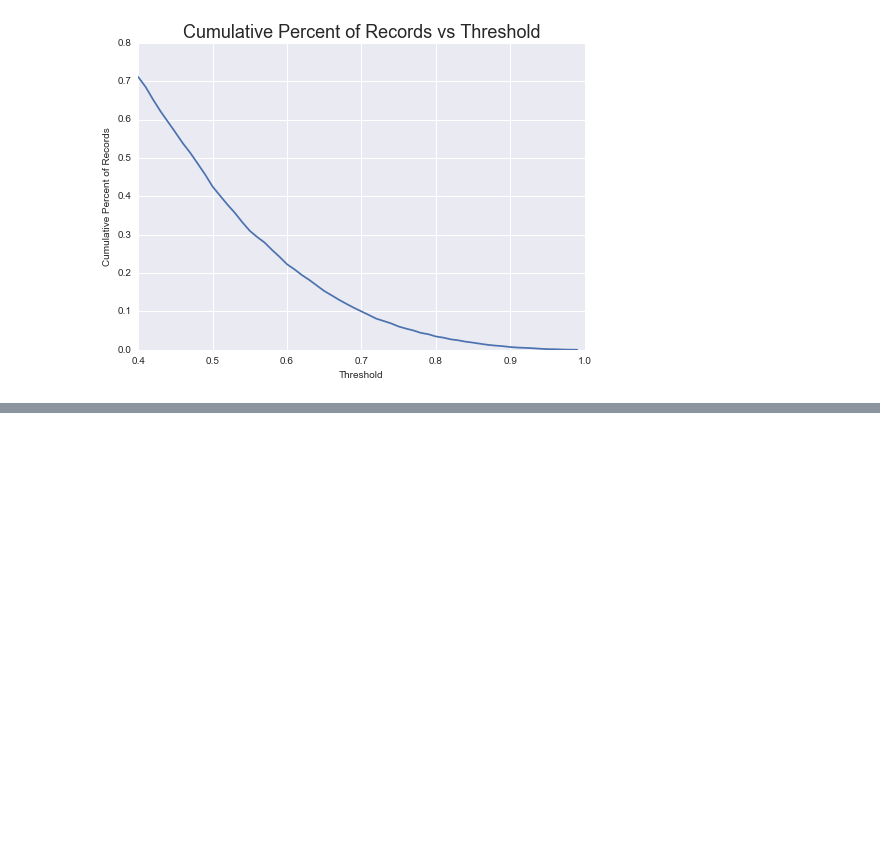
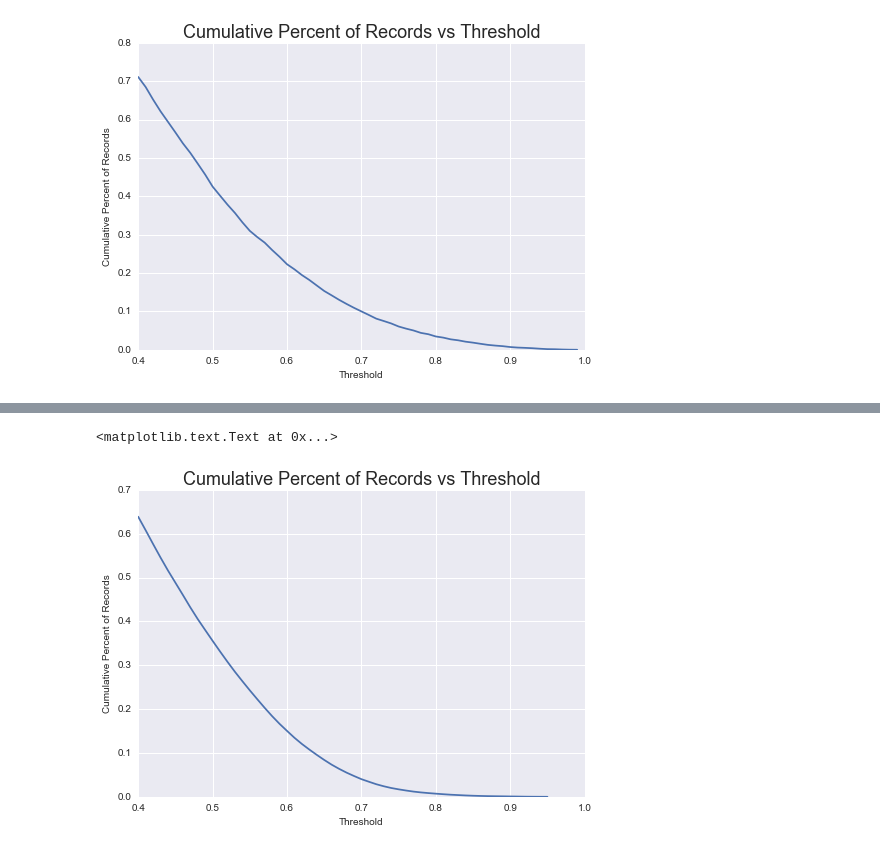
Before and after one commit to davidehamil/BaseballsAndBooleans_NYU-CDS, a Jupyter notebook: Python_Graphs.ipynb, the cells around one changed output, grey strips where cells are left out. Cells and saved outputs as stored; diff of their text form; code cells hidden in the pictures; blank space fills up the shorter version.

```diff
--- a/Python_Graphs.ipynb
+++ b/Python_Graphs.ipynb
@@ -68,0 +94,8 @@ plt.ylabel('Cumulative Percent of Records', fontsize=10)
+# %%
+plt.plot(data3['Prediction_Certainty_Threshold'], data3['Cumulative Percent of Records'])
+plt.title('Cumulative Percent of Records vs Threshold', fontsize=18)
+plt.xlabel('Threshold', fontsize=10)
+plt.ylabel('Cumulative Percent of Records', fontsize=10)
+# %% [output]
+<matplotlib.text.Text at 0x...>
+[figure, added]
```
Also changed, not shown: parts of 10 cells of this notebook.
